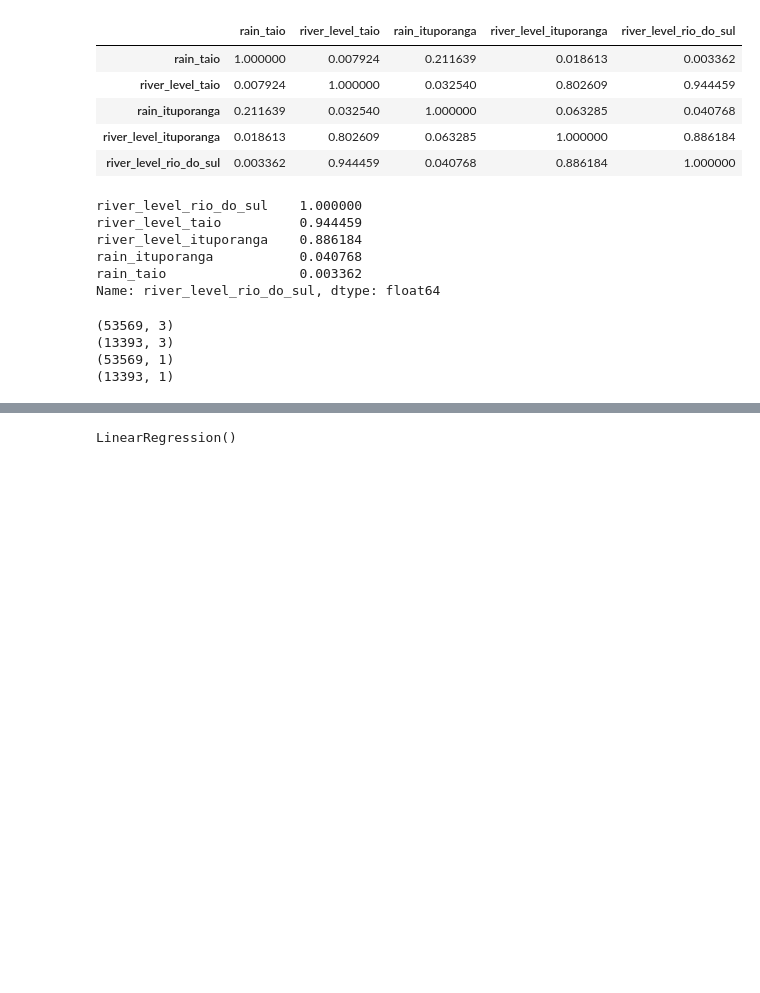
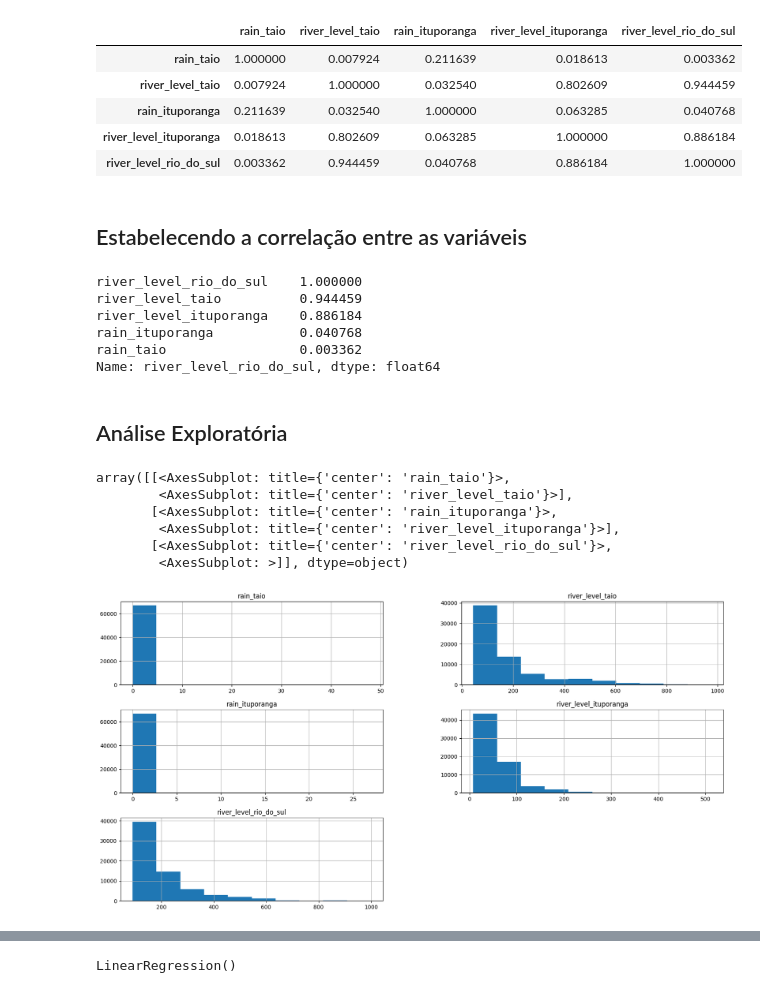
Before and after one commit to FelipeGXavier/ml, a Jupyter notebook: linear-regression/river-predict/analise_chuva_regressao.ipynb, the cells around one changed output, grey strips where cells are left out. Drawn from its saved outputs; the diff is of its cells as text; code cells hidden in the pictures; blank space fills up the shorter version.

```diff
--- a/linear-regression/river-predict/analise_chuva_regressao.ipynb
+++ b/linear-regression/river-predict/analise_chuva_regressao.ipynb
@@ -81,6 +99,8 @@ df.corr()
 | rain_ituporanga | 0.211639 | 0.032540 | 1.000000 | 0.063285 | 0.040768 |
 | river_level_ituporanga | 0.018613 | 0.802609 | 0.063285 | 1.000000 | 0.886184 |
 | river_level_rio_do_sul | 0.003362 | 0.944459 | 0.040768 | 0.886184 | 1.000000 |
+# %% [markdown]
+## Estabelecendo a correlação entre as variáveis
 # %%
 df.corr().loc['river_level_rio_do_sul'].sort_values(ascending=False)
 # %% [output]
@@ -97,10 +113,12 @@ x_train, x_test, y_train, y_test = train_test_split(x, y, train_size = 0.8, test
-# %%
-print(x_train.shape)
-print(x_test.shape)
-print(y_train.shape)
-print(y_test.shape)
-# %% [output]
-(53569, 3)
-(13393, 3)
-(53569, 1)
-(13393, 1)
+# %% [markdown]
+## Análise Exploratória
+# %%
+df.hist(figsize=(20, 10))
+# %% [output]
+array([[<AxesSubplot: title={'center': 'rain_taio'}>,
+        <AxesSubplot: title={'center': 'river_level_taio'}>],
+       [<AxesSubplot: title={'center': 'rain_ituporanga'}>,
+        <AxesSubplot: title={'center': 'river_level_ituporanga'}>],
+       [<AxesSubplot: title={'center': 'river_level_rio_do_sul'}>,
+        <AxesSubplot: >]], dtype=object)
+[figure, added]
```
Also changed, not shown: parts of 16 cells of this notebook.
